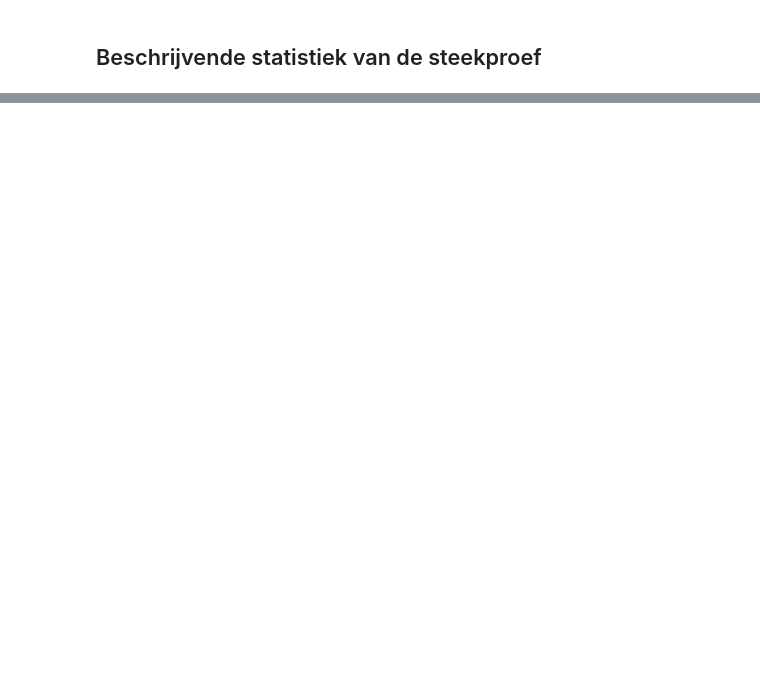
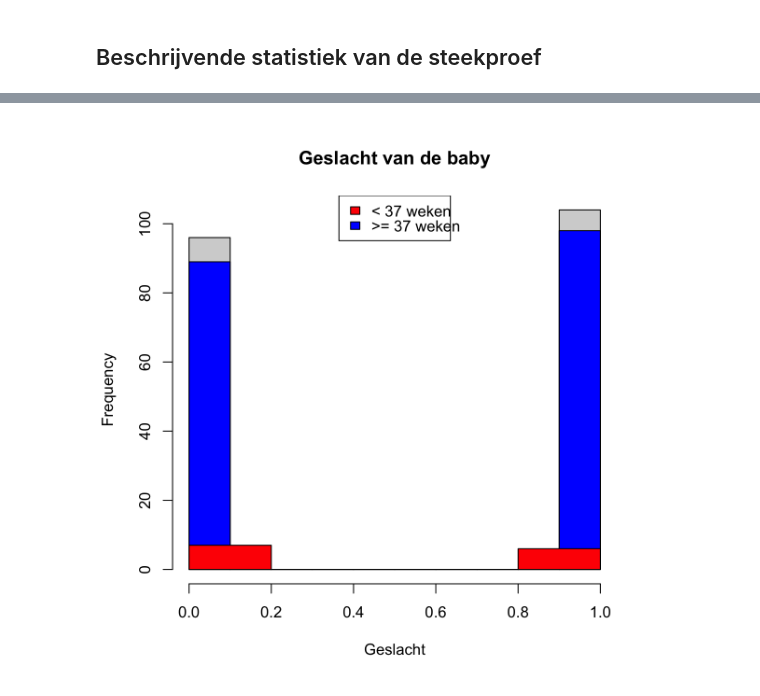
Before and after one commit to psmsmets/6VR-Statistiek, a Jupyter notebook: notebooks/steekproef geboortes 2002.ipynb, the cells around one changed output, grey strips where cells are left out. Saved outputs shown, nothing was run; the diff lists cells and outputs as text; code cells hidden in the pictures; blank space fills up the shorter version.

```diff
--- a/notebooks/steekproef geboortes 2002.ipynb
+++ b/notebooks/steekproef geboortes 2002.ipynb
@@ -63,0 +155,10 @@ plot(
+# %%
+# histogrammen
+hist(data$Sex, main="Geslacht van de baby", xlab="Geslacht")
+hist(normaal$Sex, add=TRUE, col='blue')
+hist(tevroeg$Sex, add=TRUE, col='red')
+
+# legende
+legend('top', subgroepen, fill=c('red', 'blue'))
+# %% [output]
+[figure, added]
```
Also changed, not shown: parts of 15 cells of this notebook.
